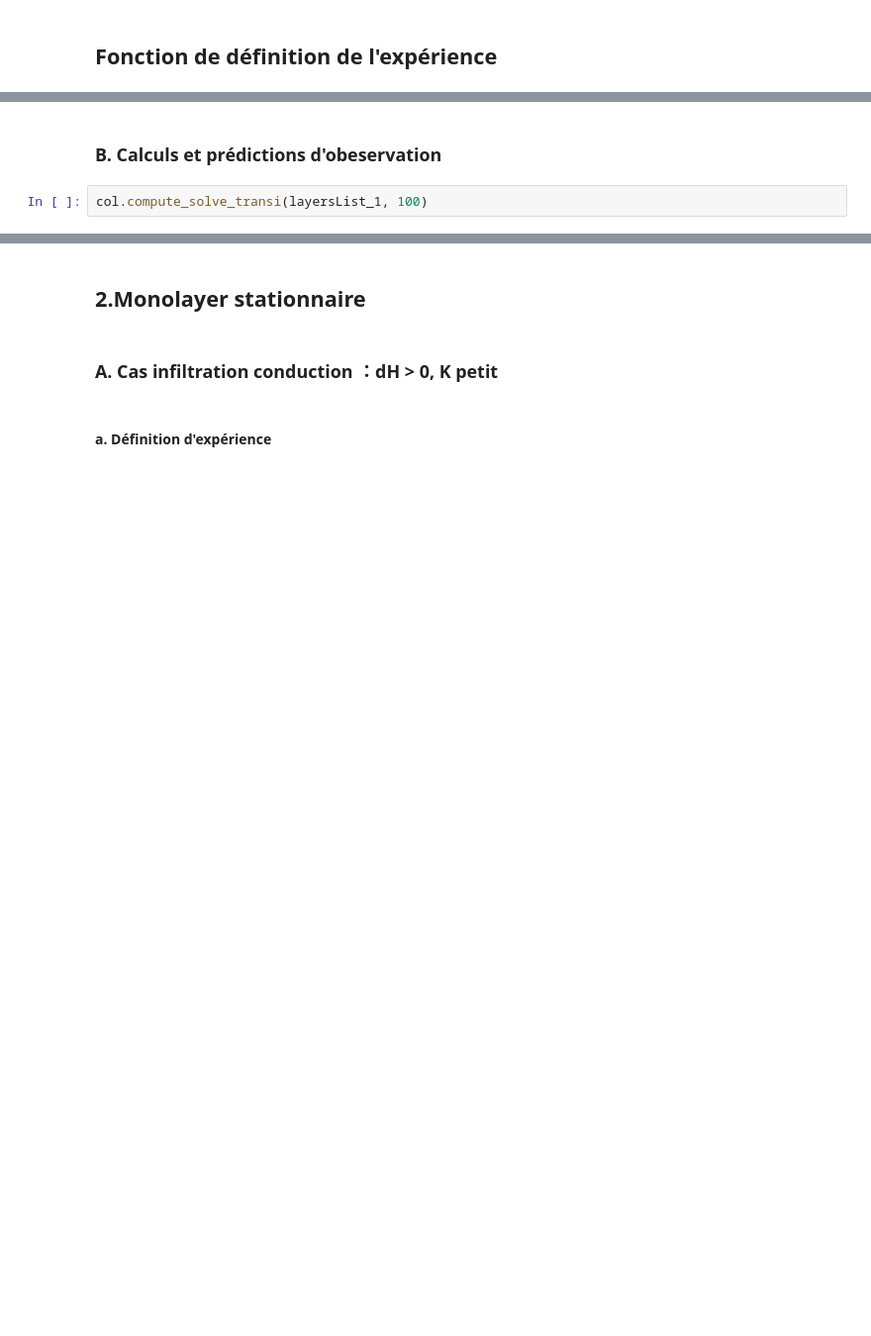
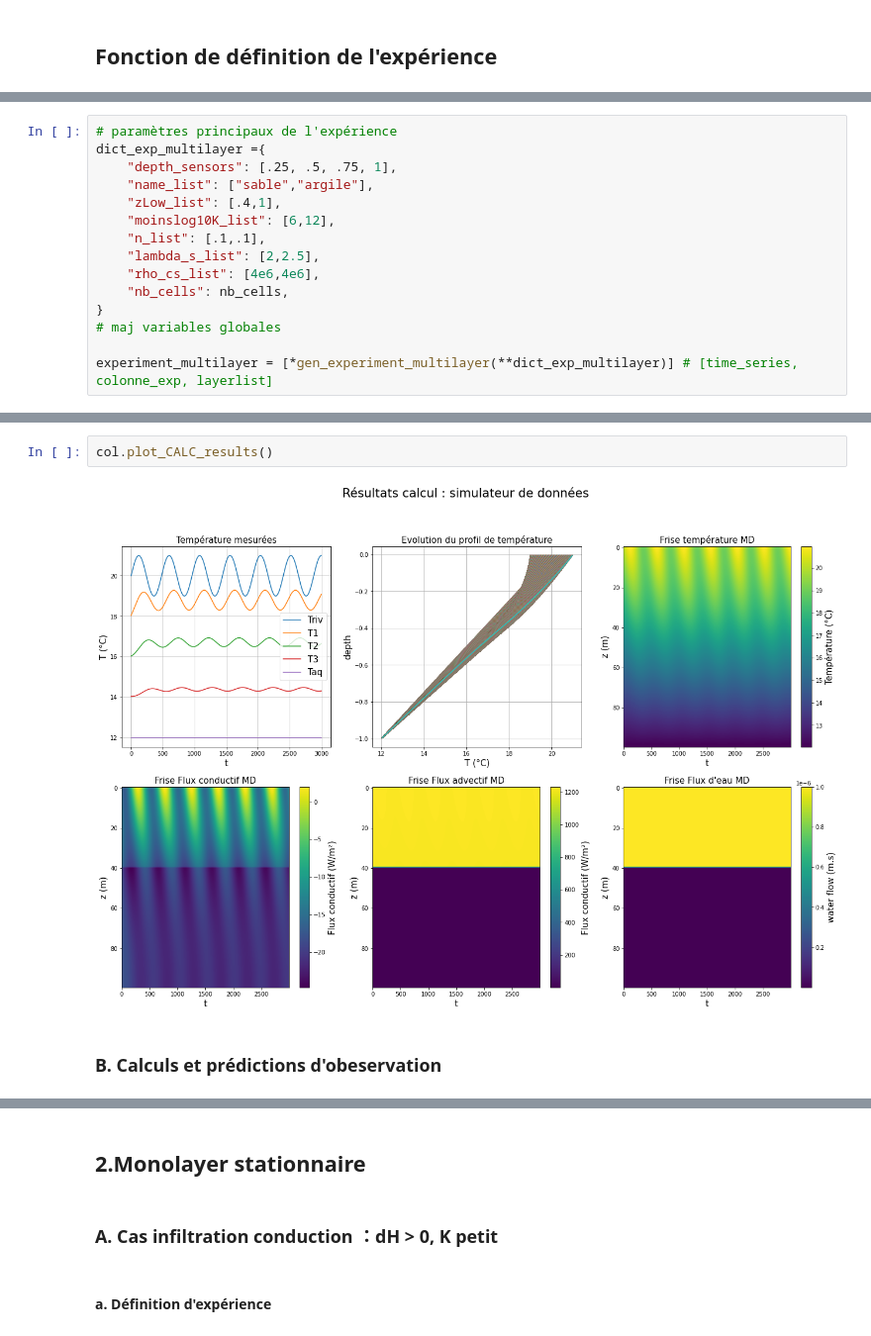
Before and after one commit to ameliemelorene/pyheatmy2022, a Jupyter notebook: demo_cas_test.ipynb, the cells around one changed output, grey strips where cells are left out. Shown at 99% size. Drawn from its saved outputs; the diff is of its cells as text; blank space fills up the shorter version.

```diff
--- a/demo_cas_test.ipynb
+++ b/demo_cas_test.ipynb
@@ -119,0 +160,15 @@ experiment = [*gen_experiment_monolayer(**dict_exp)] # [time_series, colonne_exp
+# %%
+# paramètres principaux de l'expérience
+dict_exp_multilayer ={
+    "depth_sensors": [.25, .5, .75, 1],
+    "name_list": ["sable","argile"],
+    "zLow_list": [.4,1],
+    "moinslog10K_list": [6,12],
+    "n_list": [.1,.1],
+    "lambda_s_list": [2,2.5],
+    "rho_cs_list": [4e6,4e6],
+    "nb_cells": nb_cells,
+}
+# maj variables globales
+
+experiment_multilayer = [*gen_experiment_multilayer(**dict_exp_multilayer)] # [time_series, colonne_exp, layerlist]
@@ -120,7 +257,9 @@ experiment = [*gen_experiment_monolayer(**dict_exp)] # [time_series, colonne_exp
+# %%
+col.plot_CALC_results()
+# %% [output]
+[figure, added]
 # %% [markdown]
 ### B. Calculs et prédictions d'obeservation
-# %%
-col.compute_solve_transi(layersList_1, 100)
 # %%
 # Diagramme T-z
 fig, ax = plt.subplots(figsize=(10, 7), facecolor = 'w')
```
Also changed, not shown: parts of 14 cells of this notebook, 2 other files.
